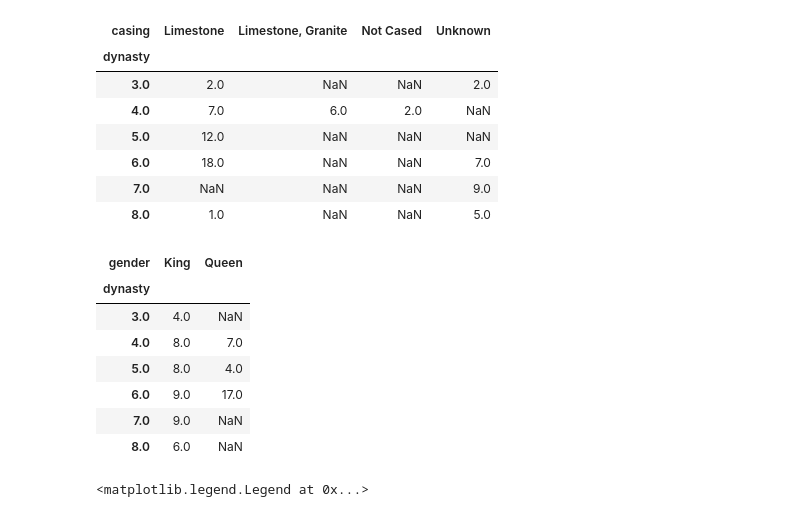
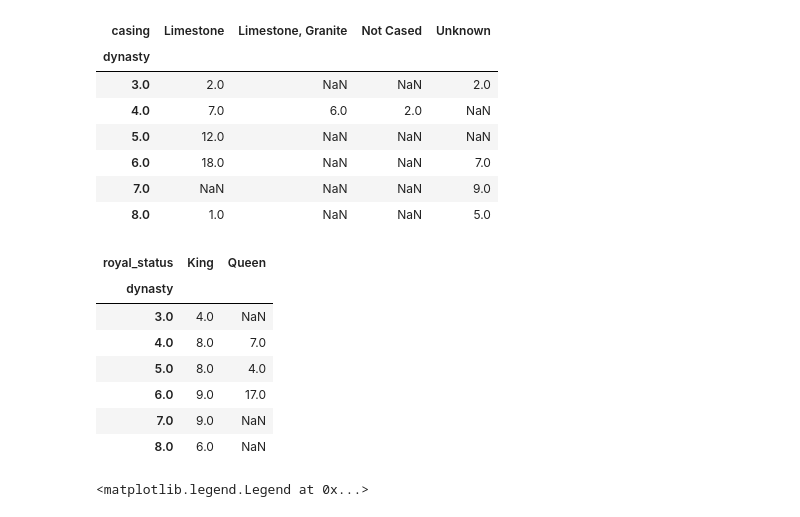
Before and after one commit to brown-ccv/egyptology-viz, a Jupyter notebook: Notebooks/exploration.ipynb, the cells around one changed output. Cells and saved outputs as stored; diff of their text form; code cells hidden in the pictures.

```diff
--- a/Notebooks/exploration.ipynb
+++ b/Notebooks/exploration.ipynb
@@ -89,12 +89,12 @@ dynasty_casing
 | 7.0 | NaN | NaN | NaN | 9.0 |
 | 8.0 | 1.0 | NaN | NaN | 5.0 |
 # %%
-# See the distribution of pyramids between genders among the dynasties
+# See the distribution of pyramids between royal_statuss among the dynasties
 
-dynasty_pyramids = df.groupby('dynasty')['gender'].value_counts().unstack()
+dynasty_pyramids = df.groupby('dynasty')['royal_status'].value_counts().unstack()
 dynasty_pyramids
 # %% [output]
-| gender | King | Queen |
+| royal_status | King | Queen |
 | dynasty |  |  |
 | 3.0 | 4.0 | NaN |
 | 4.0 | 8.0 | 7.0 |
```
Also changed, not shown: parts of 5 cells of this notebook, 2 other files.
